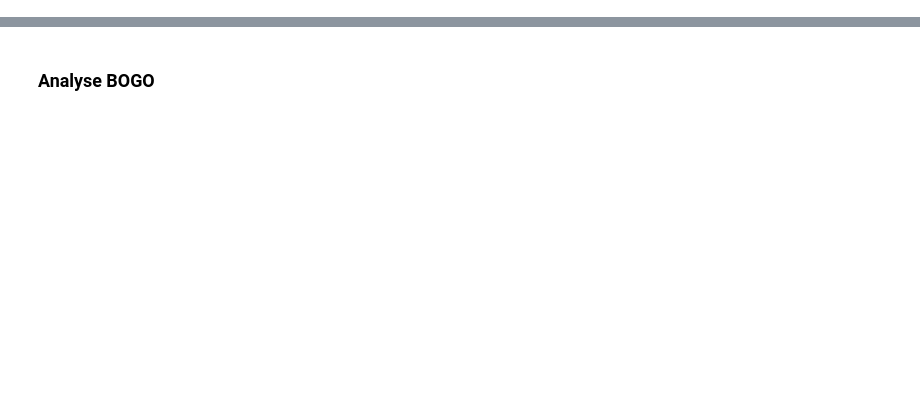
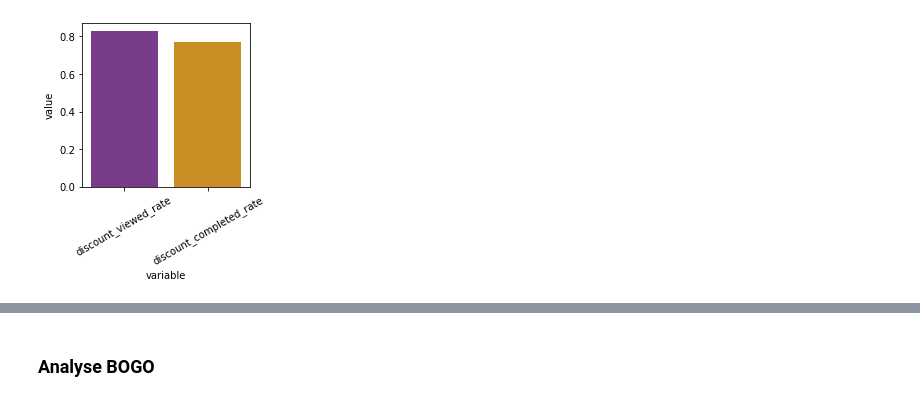
Before and after one commit to Arjunar92/Starbucks_Customer_Segmentation_Project, a Jupyter notebook: Starbucks_Customer_Segmentation_012821a.ipynb, the cells around one changed output, grey strips where cells are left out. Cells and saved outputs as stored; diff of their text form; code cells hidden in the pictures; blank space fills up the shorter version.

```diff
--- a/Starbucks_Customer_Segmentation_012821a.ipynb
+++ b/Starbucks_Customer_Segmentation_012821a.ipynb
@@ -255,0 +382,5 @@ def plot_data(df,demo,groupby,palette,col_wrap,height,label_rotation ):
+# %%
+#Analyze Viewed rate and completed rate for Discount
+df = plot_data_overall(offer_overall, 2, 30, ['discount_viewed_rate','discount_completed_rate'])
+# %% [output]
+[figure, added]
```
Also changed, not shown: parts of 90 cells of this notebook.
